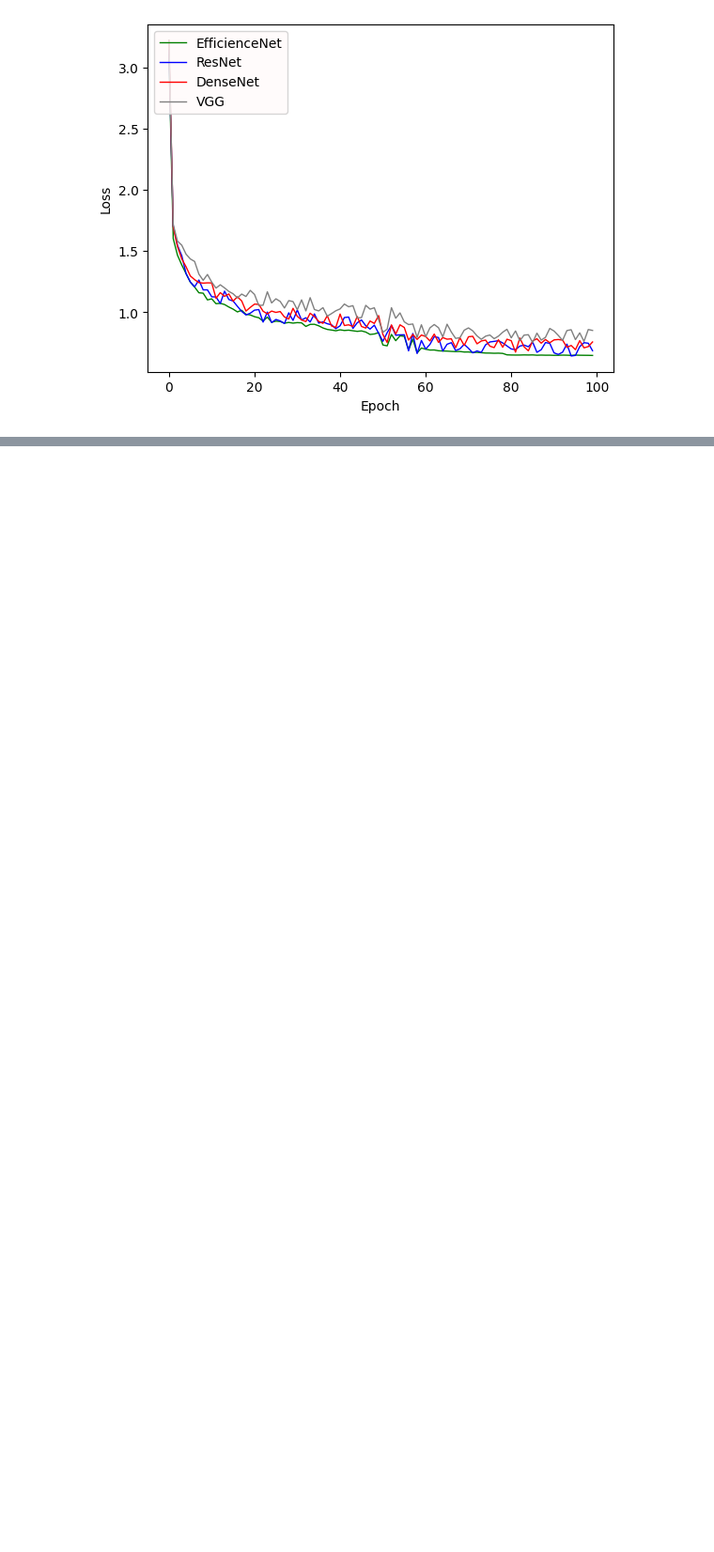
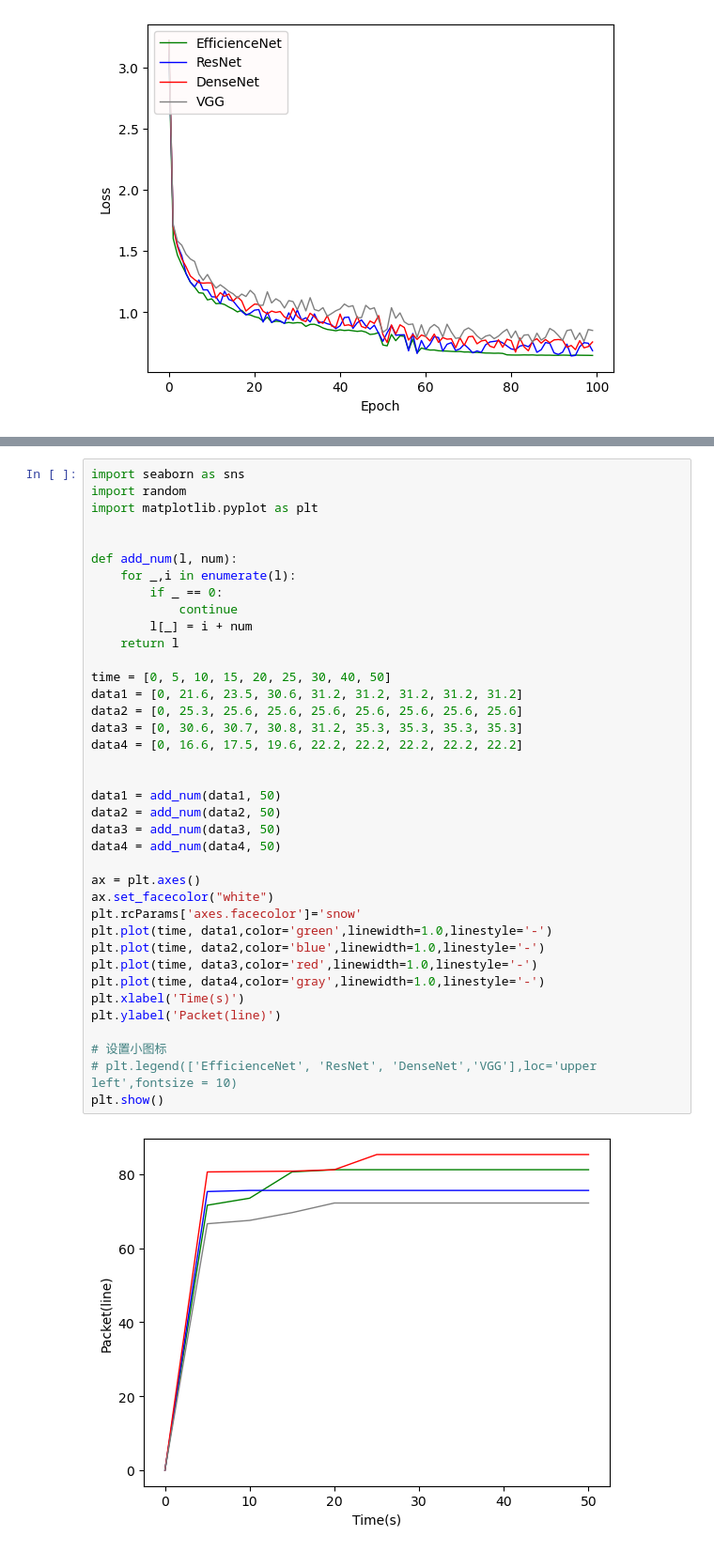
Before and after one commit to c4tovo/Script-Tools, a Jupyter notebook: script.ipynb, the cells around one changed output, grey strips where cells are left out. Shown at 94% size. Drawn from its saved outputs; the diff is of its cells as text; blank space fills up the shorter version.

```diff
--- a/script.ipynb
+++ b/script.ipynb
@@ -171,0 +262,40 @@ plt.show()
+# %%
+import seaborn as sns
+import random
+import matplotlib.pyplot as plt
+
+
+def add_num(l, num):
+    for _,i in enumerate(l):
+        if _ == 0:
+            continue
+        l[_] = i + num
+    return l
+
+time = [0, 5, 10, 15, 20, 25, 30, 40, 50]
+data1 = [0, 21.6, 23.5, 30.6, 31.2, 31.2, 31.2, 31.2, 31.2]
+data2 = [0, 25.3, 25.6, 25.6, 25.6, 25.6, 25.6, 25.6, 25.6]
+data3 = [0, 30.6, 30.7, 30.8, 31.2, 35.3, 35.3, 35.3, 35.3]
+data4 = [0, 16.6, 17.5, 19.6, 22.2, 22.2, 22.2, 22.2, 22.2]
+
+
+data1 = add_num(data1, 50)
+data2 = add_num(data2, 50)
+data3 = add_num(data3, 50)
+data4 = add_num(data4, 50)
+
+ax = plt.axes()
+ax.set_facecolor("white")
+plt.rcParams['axes.facecolor']='snow'
+plt.plot(time, data1,color='green',linewidth=1.0,linestyle='-')
+plt.plot(time, data2,color='blue',linewidth=1.0,linestyle='-')
+plt.plot(time, data3,color='red',linewidth=1.0,linestyle='-')
+plt.plot(time, data4,color='gray',linewidth=1.0,linestyle='-')
+plt.xlabel('Time(s)')
+plt.ylabel('Packet(line)')
+
+# 设置小图标
+# plt.legend(['EfficienceNet', 'ResNet', 'DenseNet','VGG'],loc='upper left',fontsize = 10)
+plt.show()
+# %% [output]
+[figure, added]
```
Also changed, not shown: parts of 9 cells of this notebook, 1 other file.
